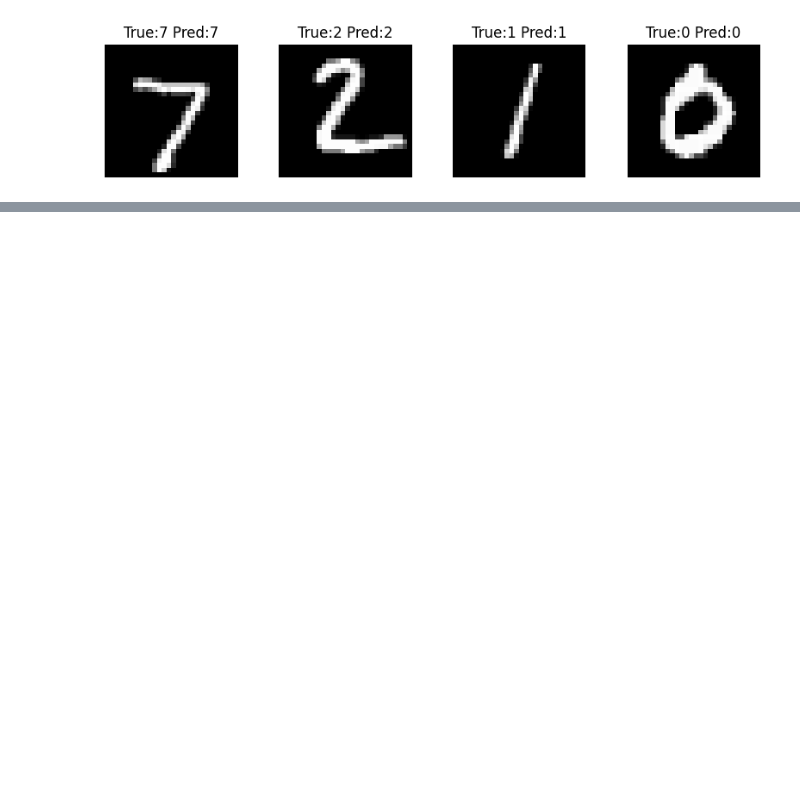
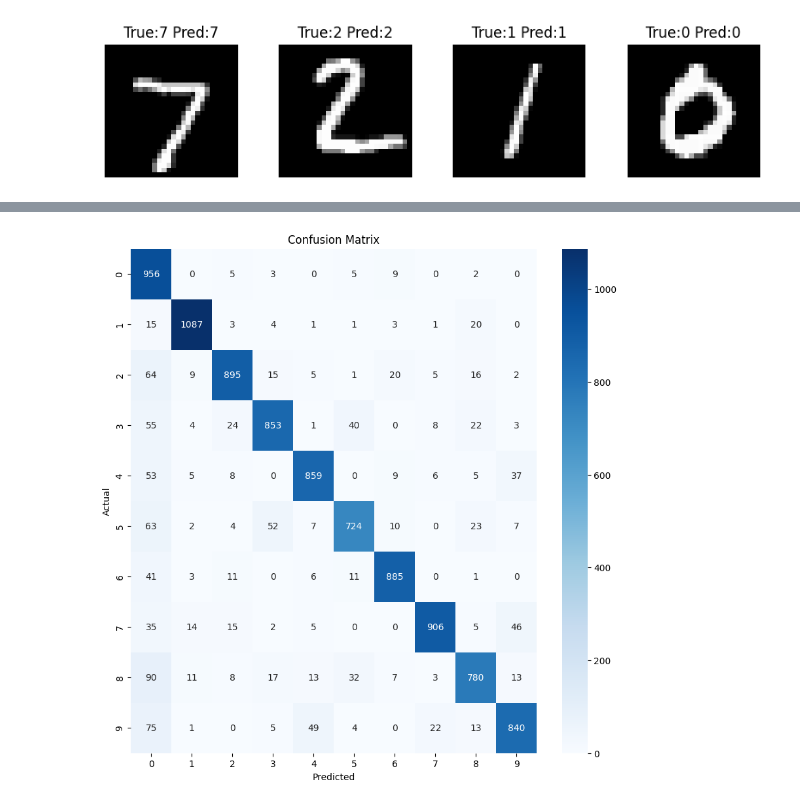
Before and after one commit to Da4kek/NeuroFlex, a Jupyter notebook: neuroflex.ipynb, the cells around one changed output, grey strips where cells are left out. Cells and saved outputs as stored; diff of their text form; code cells hidden in the pictures; blank space fills up the shorter version.

```diff
--- a/neuroflex.ipynb
+++ b/neuroflex.ipynb
@@ -75,0 +91,23 @@ pred_plot(X_test,y_test_true,y_test_pred)
+# %%
+(X_train, y_train), (X_test, y_test) = mnist.load_data()
+X_train = X_train.reshape((X_train.shape[0], -1)) / 255.0
+X_test = X_test.reshape((X_test.shape[0], -1)) / 255.0
+y_train = np.eye(10)[y_train]
+y_test = np.eye(10)[y_test]
+
+X_train, X_val, y_train, y_val = train_test_split(
+    X_train, y_train, test_size=0.1, random_state=42)
+# %%
+max_neurons = 10
+threshold_epochs = 3
+architecture = NeuroFuzzyNetwork_(
+    X_train.shape[1], y_train.shape[1], 10, 5, max_neurons, threshold_epochs)
+neurogenesis = NeuroGenesis_(architecture, max_neurons, threshold_epochs)
+# %%
+architecture.train(X_train, y_train,epochs = 10)
+# %%
+predictions = architecture.predict(X_test)
+rounded_predictions = np.round(predictions)
+accuracy = accuracy_score(np.argmax(y_test, axis=1),
+                          np.argmax(rounded_predictions, axis=1))
+print(f"Accuracy: {accuracy}")
@@ -75,0 +117,8 @@ pred_plot(X_test,y_test_true,y_test_pred)
+# %%
+y_test_true = np.argmax(y_test, axis=1)
+rounded_predictions = np.round(predictions)
+y_test_pred = np.argmax(rounded_predictions, axis=1)
+classes = [str(i) for i in range(10)]
+plot_confusion_matrix(y_test_true, y_test_pred, classes)
+# %% [output]
+[figure, added]
```
Also changed, not shown: parts of 7 cells of this notebook, 1 other file.
